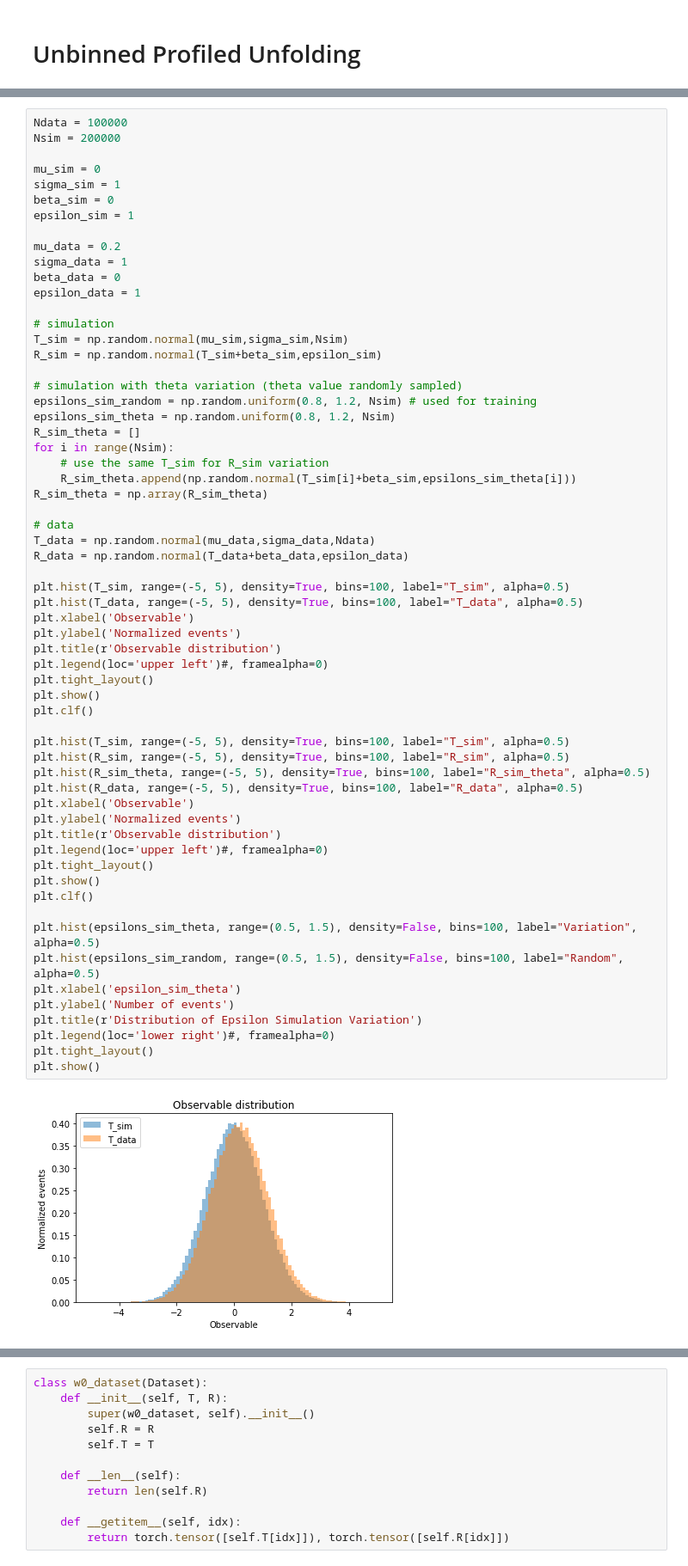
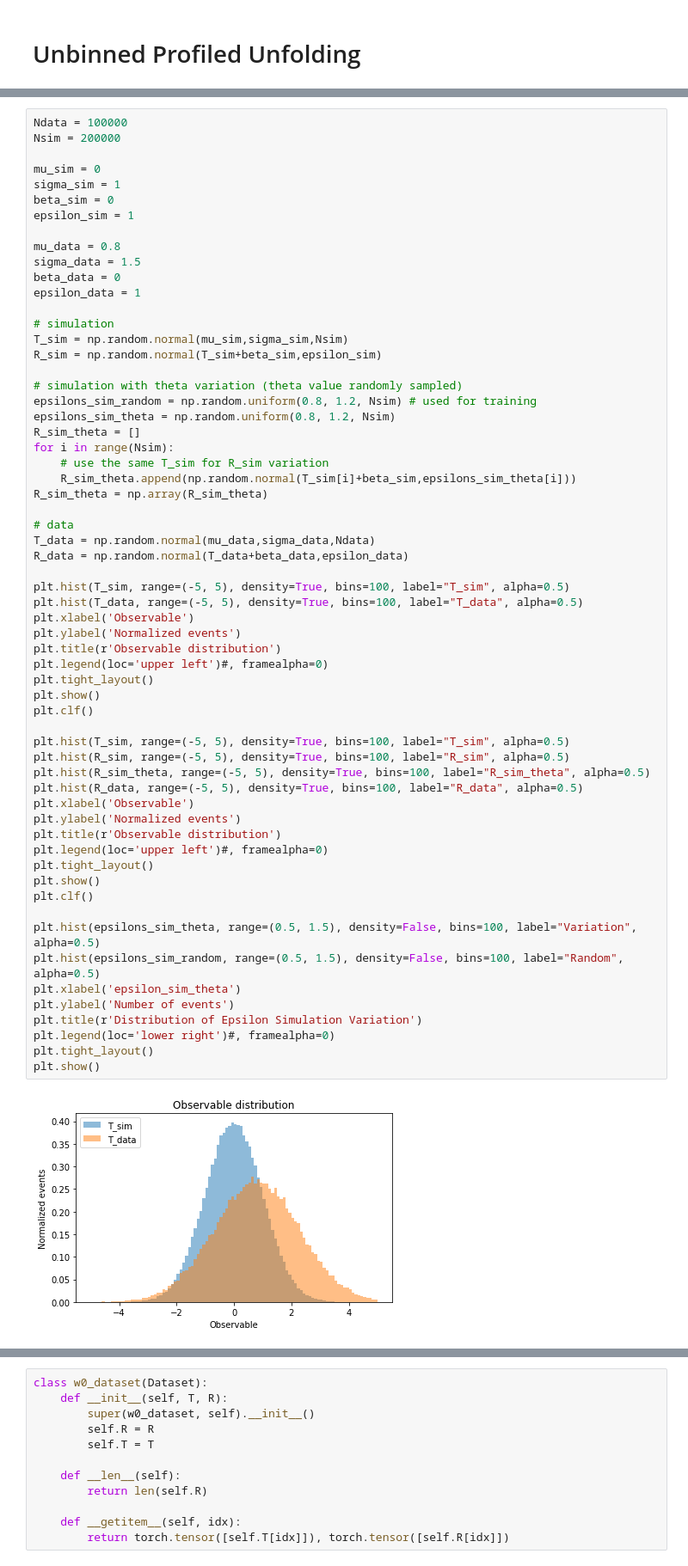
Before and after one commit to jaychan-hep/UnbinnedProfiledUnfolding, a Jupyter notebook: UnbinnedProfiledUnfolding.ipynb, the cells around one changed output, grey strips where cells are left out. Shown at 86% size. Cells and saved outputs as stored; diff of their text form.

```diff
--- a/UnbinnedProfiledUnfolding.ipynb
+++ b/UnbinnedProfiledUnfolding.ipynb
@@ -32,8 +33,8 @@ sigma_sim = 1
 beta_sim = 0
 epsilon_sim = 1
 
-mu_data = 0.2
-sigma_data = 1
+mu_data = 0.8
+sigma_data = 1.5
 beta_data = 0
 epsilon_data = 1
 
@@ -58,31 +59,31 @@ plt.hist(T_sim, range=(-5, 5), density=True, bins=100, label="T_sim", alpha=0.5)
 plt.hist(T_data, range=(-5, 5), density=True, bins=100, label="T_data", alpha=0.5)
 plt.xlabel('Observable')
 plt.ylabel('Normalized events')
 plt.title(r'Observable distribution')
 plt.legend(loc='upper left')#, framealpha=0)
 plt.tight_layout()
 plt.show()
 plt.clf()
 
 plt.hist(T_sim, range=(-5, 5), density=True, bins=100, label="T_sim", alpha=0.5)
 plt.hist(R_sim, range=(-5, 5), density=True, bins=100, label="R_sim", alpha=0.5)
 plt.hist(R_sim_theta, range=(-5, 5), density=True, bins=100, label="R_sim_theta", alpha=0.5)
 plt.hist(R_data, range=(-5, 5), density=True, bins=100, label="R_data", alpha=0.5)
 plt.xlabel('Observable')
 plt.ylabel('Normalized events')
 plt.title(r'Observable distribution')
 plt.legend(loc='upper left')#, framealpha=0)
 plt.tight_layout()
 plt.show()
 plt.clf()
 
 plt.hist(epsilons_sim_theta, range=(0.5, 1.5), density=False, bins=100, label="Variation", alpha=0.5)
 plt.hist(epsilons_sim_random, range=(0.5, 1.5), density=False, bins=100, label="Random", alpha=0.5)
 plt.xlabel('epsilon_sim_theta')
 plt.ylabel('Number of events')
 plt.title(r'Distribution of Epsilon Simulation Variation')
 plt.legend(loc='lower right')#, framealpha=0)
 plt.tight_layout()
 plt.show()
 # %% [output]
-[figure, old version]
+[figure, new version]
```
Also changed, not shown: parts of 13 cells of this notebook.
